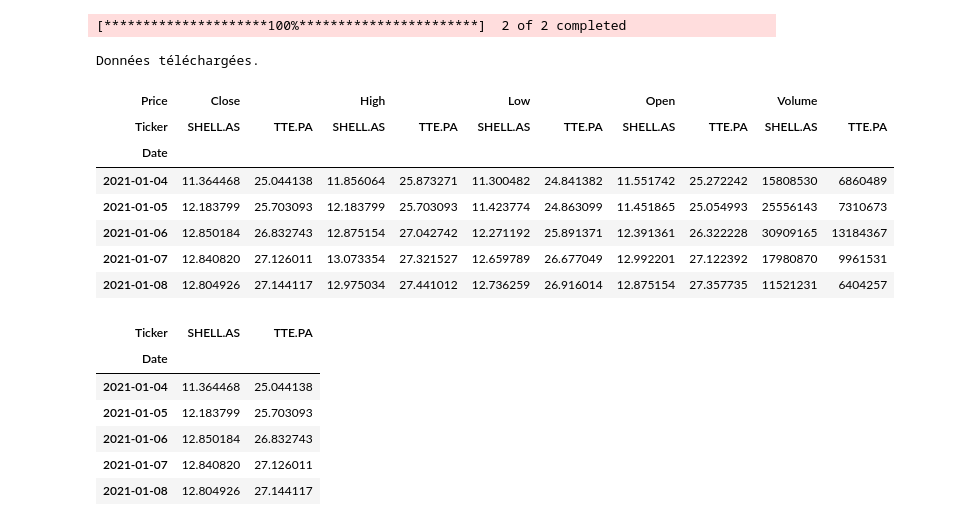
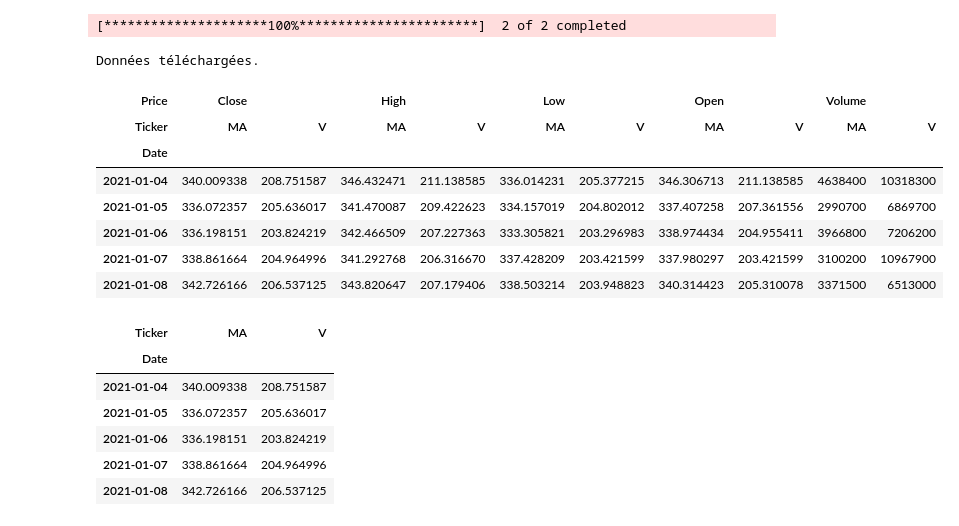
Before and after one commit to AntoineTHEOBALDROSA/Statistical-Arbitrage-Engine, a Jupyter notebook: main.ipynb, the cells around one changed output. Drawn from its saved outputs; the diff is of its cells as text; code cells hidden in the pictures.

```diff
--- a/main.ipynb
+++ b/main.ipynb
@@ -3,41 +3,44 @@
 # %%
 import yfinance as yf
 import matplotlib.pyplot as plt
+import numpy as np
+import statsmodels.api as sm
+from statsmodels.regression.rolling import RollingOLS
+import pandas as pd
 
+comp1 = "V"
+comp2 = "MA"
 # Tickers boursiers des entreprises
 # TTE  (TotalEnergies sur Euronext Paris)
 # SHEL (Shell sur Euronext Amsterdam)
-tickers = ["TTE.PA", "SHELL.AS"]
+tickers = [comp1, comp2]
 
 data = yf.download(tickers, start="2021-01-01", end="2026-01-01")
 print("Données téléchargées.")
 
 data[:5]
 # %% [output]
 [*********************100%***********************]  2 of 2 completed
 Données téléchargées.
 | Price | Close |  | High |  | Low |  | Open |  | Volume |  |
-| Ticker | SHELL.AS | TTE.PA | SHELL.AS | TTE.PA | SHELL.AS | TTE.PA | SHELL.AS | TTE.PA | SHELL.AS | TTE.PA |
+| Ticker | MA | V | MA | V | MA | V | MA | V | MA | V |
 | Date |  |  |  |  |  |  |  |  |  |  |
-| 2021-01-04 | 11.364468 | 25.044138 | 11.856064 | 25.873271 | 11.300482 | 24.841382 | 11.551742 | 25.272242 | 15808530 | 6860489 |
-| 2021-01-05 | 12.183799 | 25.703093 | 12.183799 | 25.703093 | 11.423774 | 24.863099 | 11.451865 | 25.054993 | 25556143 | 7310673 |
-| 2021-01-06 | 12.850184 | 26.832743 | 12.875154 | 27.042742 | 12.271192 | 25.891371 | 12.391361 | 26.322228 | 30909165 | 13184367 |
-| 2021-01-07 | 12.840820 | 27.126011 | 13.073354 | 27.321527 | 12.659789 | 26.677049 | 12.992201 | 27.122392 | 17980870 | 9961531 |
-| 2021-01-08 | 12.804926 | 27.144117 | 12.975034 | 27.441012 | 12.736259 | 26.916014 | 12.875154 | 27.357735 | 11521231 | 6404257 |
+| 2021-01-04 | 340.009338 | 208.751587 | 346.432471 | 211.138585 | 336.014231 | 205.377215 | 346.306713 | 211.138585 | 4638400 | 10318300 |
+| 2021-01-05 | 336.072357 | 205.636017 | 341.470087 | 209.422623 | 334.157019 | 204.802012 | 337.407258 | 207.361556 | 2990700 | 6869700 |
+| 2021-01-06 | 336.198151 | 203.824219 | 342.466509 | 207.227363 | 333.305821 | 203.296983 | 338.974434 | 204.955411 | 3966800 | 7206200 |
+| 2021-01-07 | 338.861664 | 204.964996 | 341.292768 | 206.316670 | 337.428209 | 203.421599 | 337.980297 | 203.421599 | 3100200 | 10967900 |
+| 2021-01-08 | 342.726166 | 206.537125 | 343.820647 | 207.179406 | 338.503214 | 203.948823 | 340.314423 | 205.310078 | 3371500 | 6513000 |
 # %%
 # On garde le prix de cloture seulement
-prices = data["Close"] # cours du prix de cloture
-
-prices = prices.dropna() # supression des données manquantes
-
+prices = data["Close"].dropna() # cours du prix de cloture
 prices.head()
 # %% [output]
-| Ticker | SHELL.AS | TTE.PA |
+| Ticker | MA | V |
 | Date |  |  |
-| 2021-01-04 | 11.364468 | 25.044138 |
-| 2021-01-05 | 12.183799 | 25.703093 |
-| 2021-01-06 | 12.850184 | 26.832743 |
-| 2021-01-07 | 12.840820 | 27.126011 |
-| 2021-01-08 | 12.804926 | 27.144117 |
+| 2021-01-04 | 340.009338 | 208.751587 |
+| 2021-01-05 | 336.072357 | 205.636017 |
+| 2021-01-06 | 336.198151 | 203.824219 |
+| 2021-01-07 | 338.861664 | 204.964996 |
+| 2021-01-08 | 342.726166 | 206.537125 |
 # %%
 # Visualisation
```
Also changed, not shown: parts of 8 cells of this notebook, 2 other files.
